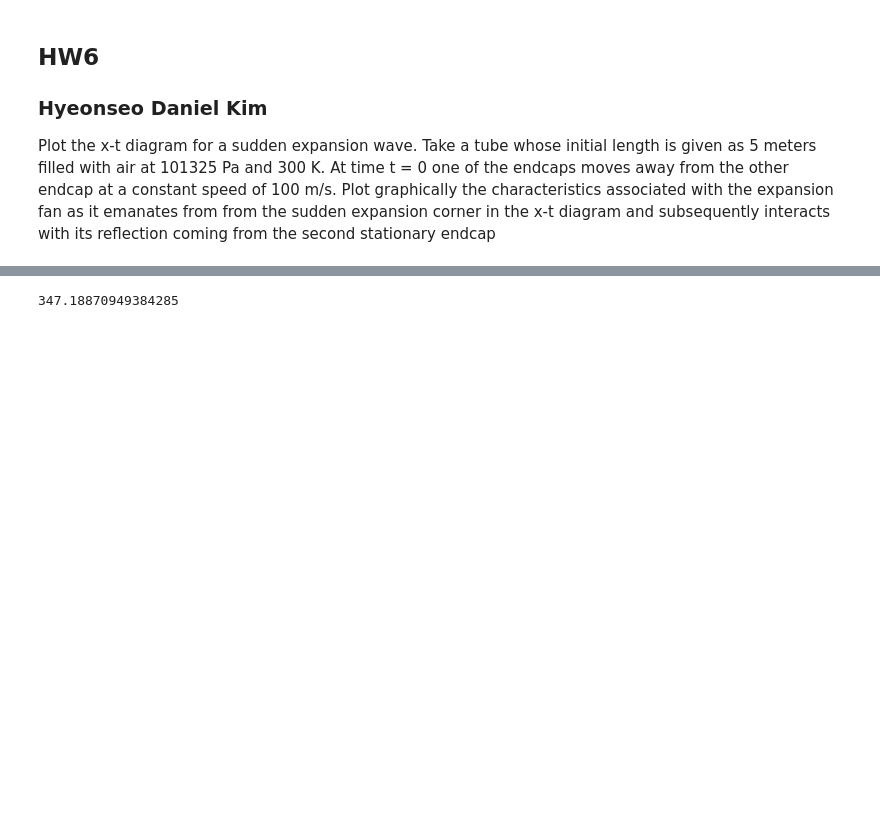
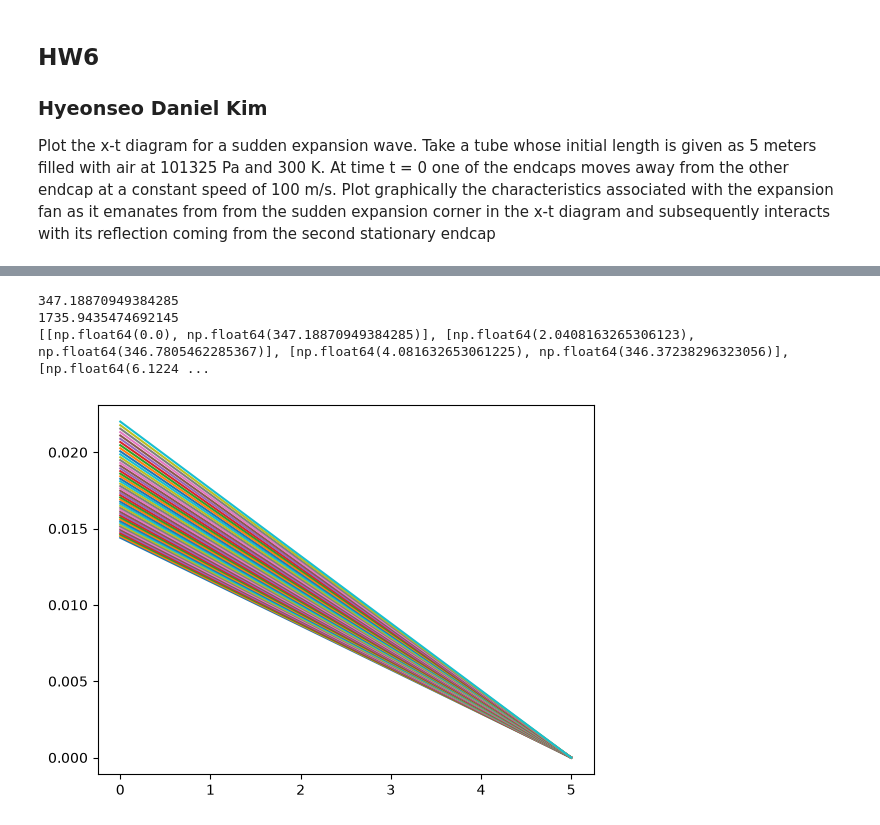
Before and after one commit to DanielKim0208/ME-433RocketScience, a Jupyter notebook: HW6/HW6.ipynb, the cells around one changed output, grey strips where cells are left out. Drawn from its saved outputs; the diff is of its cells as text; code cells hidden in the pictures; blank space fills up the shorter version.

Commit message:
incident wave completed

```diff
--- a/HW6/HW6.ipynb
+++ b/HW6/HW6.ipynb
@@ -24,14 +26,51 @@ The head of the wave marches at the speed of sound $( u = u_4 = 0,\ \text{slope}
 # %%
 import numpy as np
+import matplotlib.pyplot as plt
 
-#Given Variables
+#Problem given
 gamma = 1.4
-R= 287 #J * kg -1 * K -1
+R= 287
+P_init = 101325
+T_init  = 300
+u_p = 100
 
-P_init = 101325 #pa
-T_init  = 300 #k
+#Number of rays
+n_rays = 50
+
+# 0 to piston speed, divide into n rays
+u = np.linspace(0,u_p, n_rays)
+u_4 = 0
+
+a_incident= []
 
 a_4 = np.sqrt( gamma * R * T_init)
 print(a_4)
+
+Jplus_4 = u_4 + (2*a_4)/(gamma - 1)
+print(Jplus_4)
+
+for i in u:
+    a_i = ((Jplus_4 - i)*(gamma - 1))/2
+    a_incident.append([i, a_i])
+
+print(a_incident)
+
+#i in u is just u value for each rays.
 # %% [output]
 347.18870949384285
+1735.9435474692145
+[[np.float64(0.0), np.float64(347.18870949384285)], [np.float64(2.0408163265306123), np.float64(346.7805462285367)], [np.float64(4.081632653061225), np.float64(346.37238296323056)], [np.float64(6.1224 ...
+# %%
+x_init, y_init = 5.0, 0.0
+x_wall = 0.0
+
+def incidentray(u, a):
+    m = 1 / (u - a)
+    y_wall = y_init + m * (x_wall - x_init)
+    return y_wall
+
+for u, a in a_incident:
+    plt.plot([x_init, x_wall], [y_init, incidentray(u,a)])
+plt.show()
+# %% [output]
+[figure, added]
```
Also changed, not shown: parts of 3 cells of this notebook.
